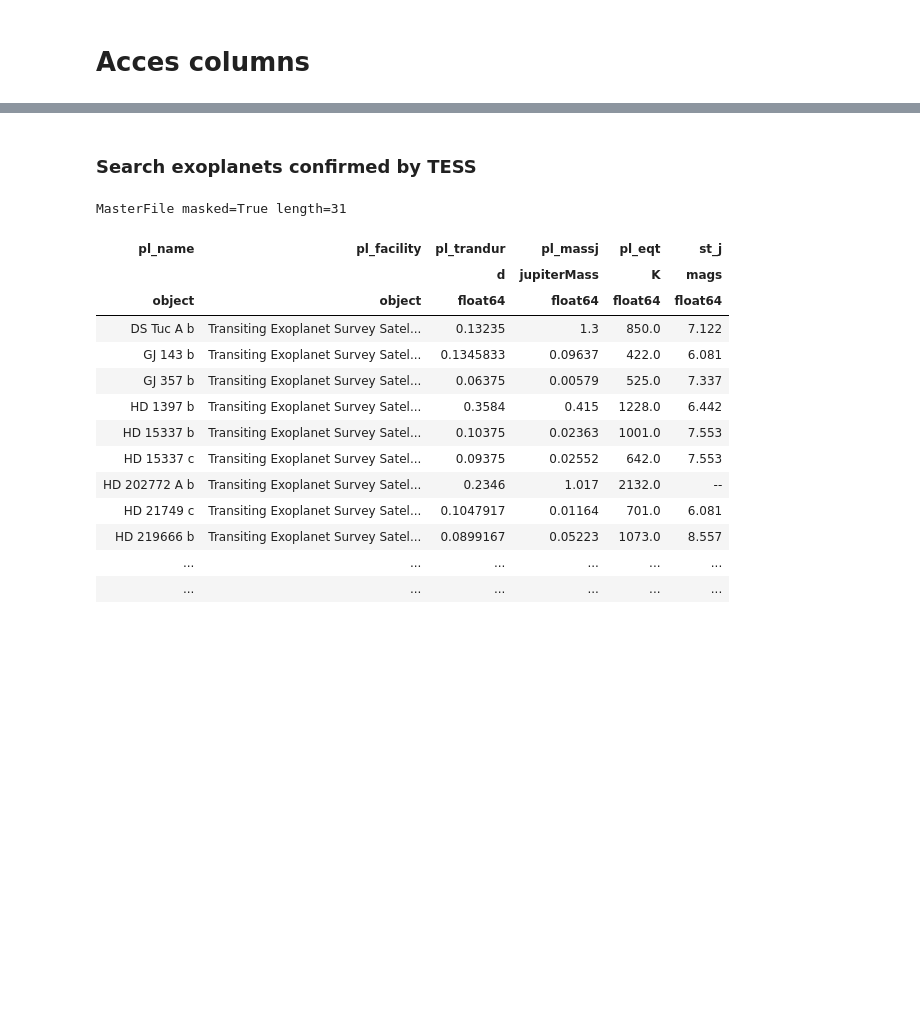
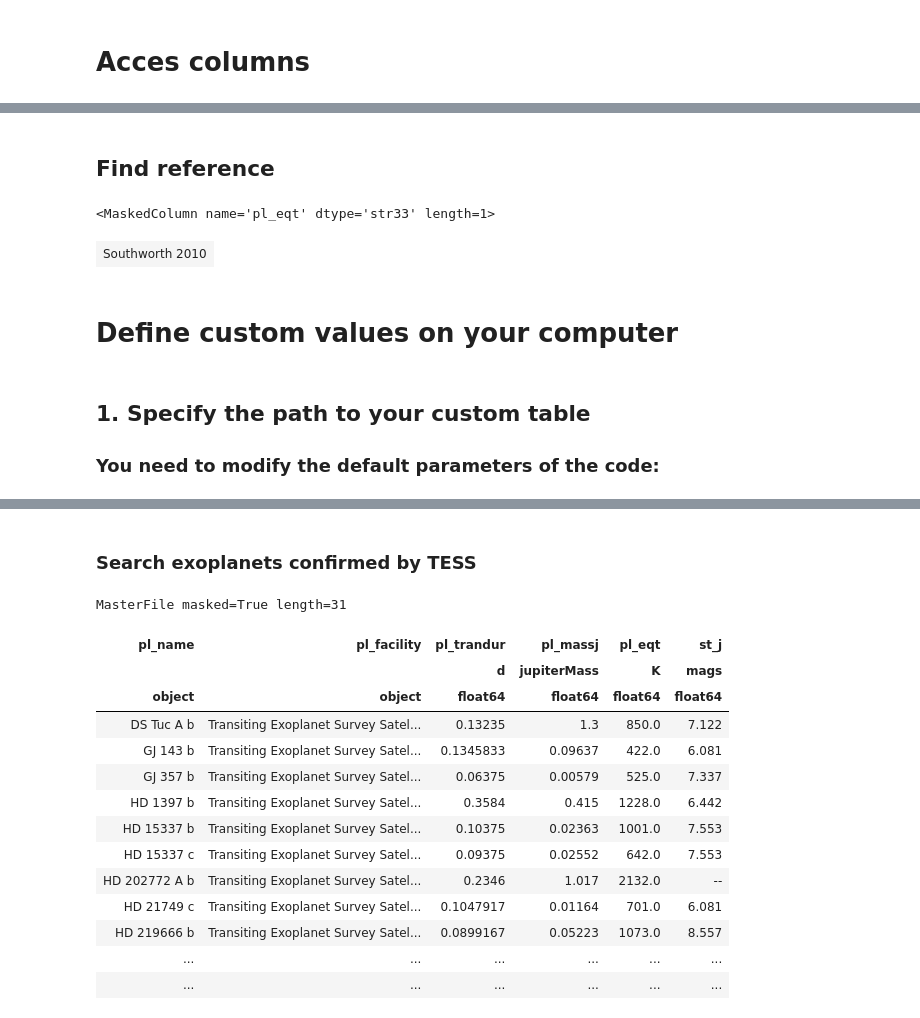
Before and after one commit to AntoineDarveau/exofile, a Jupyter notebook: Example.ipynb, the cells around one changed output, grey strips where cells are left out. Drawn from its saved outputs; the diff is of its cells as text; code cells hidden in the pictures; blank space fills up the shorter version.

```diff
--- a/Example.ipynb
+++ b/Example.ipynb
@@ -70,0 +74,2 @@ MasterFile masked=True length=0
+# %% [markdown]
+## Find reference
@@ -70,0 +78,7 @@ MasterFile masked=True length=0
+# %%
+ref.by_pl_name('HD 189')['pl_eqt']
+# %% [output]
+<MaskedColumn name='pl_eqt' dtype='str33' length=1>
+| Southworth 2010 |
+# %% [markdown]
+# Define custom values on your computer
@@ -70,0 +87,3 @@ MasterFile masked=True length=0
+# %% [markdown]
+## 1. Specify the path to your custom table
+### You need to modify the default parameters of the code:
```
Also changed, not shown: parts of 17 cells of this notebook, 5 other files.
